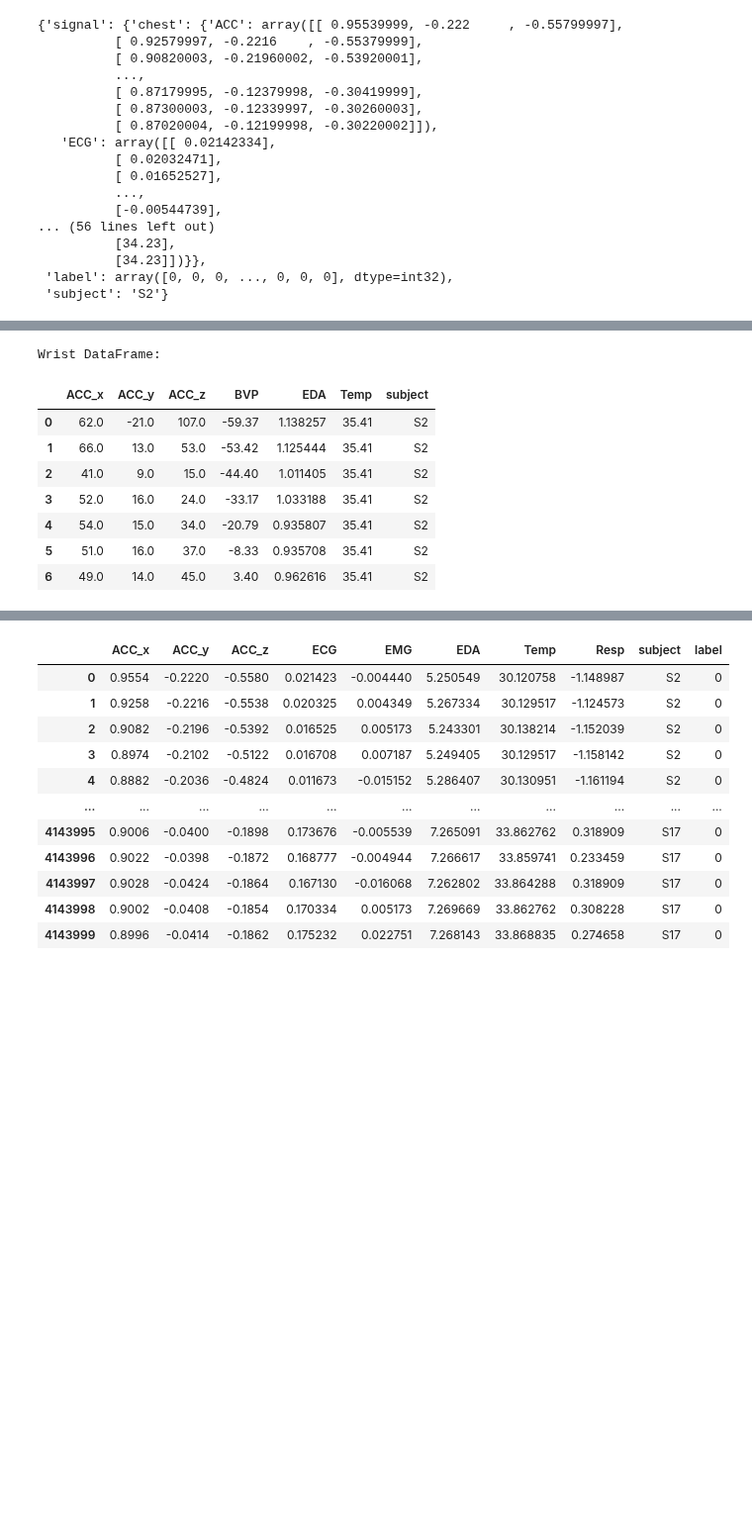
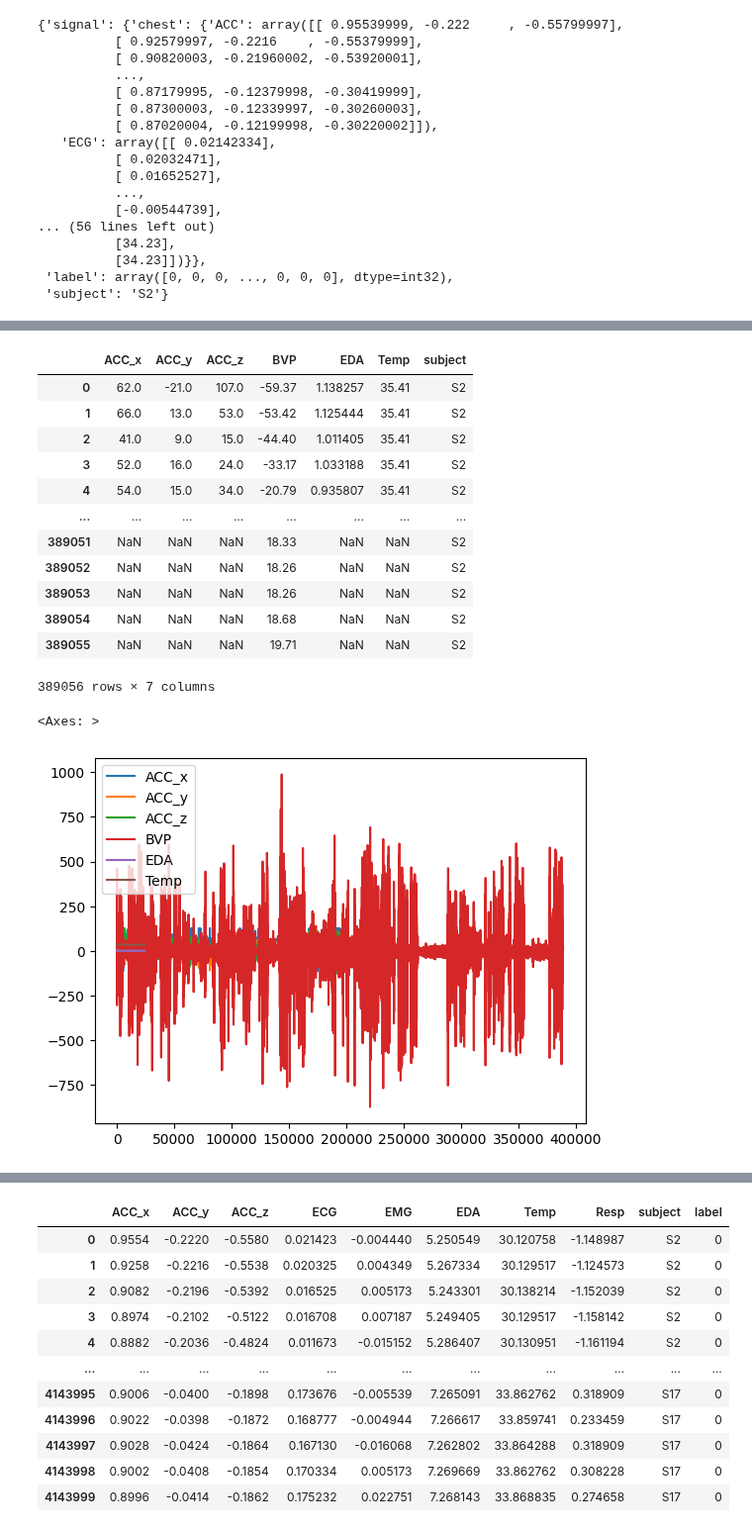
Before and after one commit to Brinkley97/applied_time_series_and_machine_learning, a Jupyter notebook: misc/play/wesad_data_discovery.ipynb, the cells around one changed output, grey strips where cells are left out. Shown at 99% size. Cells and saved outputs as stored; diff of their text form; code cells hidden in the pictures; blank space fills up the shorter version.

```diff
--- a/misc/play/wesad_data_discovery.ipynb
+++ b/misc/play/wesad_data_discovery.ipynb
@@ -122,18 +114,23 @@ def extract_wrist_signals(signal_data, subject_data):
 # %%
 wrist_df = extract_wrist_signals(signal_data, subject_data)
 # %%
-# Display DataFrames
-print("Wrist DataFrame:")
-wrist_df.head(7)
+wrist_df
 # %% [output]
+|  | ACC_x | ACC_y | ACC_z | BVP | EDA | Temp | subject |
+| 0 | 62.0 | -21.0 | 107.0 | -59.37 | 1.138257 | 35.41 | S2 |
+| 1 | 66.0 | 13.0 | 53.0 | -53.42 | 1.125444 | 35.41 | S2 |
+| 2 | 41.0 | 9.0 | 15.0 | -44.40 | 1.011405 | 35.41 | S2 |
+| 3 | 52.0 | 16.0 | 24.0 | -33.17 | 1.033188 | 35.41 | S2 |
+| 4 | 54.0 | 15.0 | 34.0 | -20.79 | 0.935807 | 35.41 | S2 |
+| ... | ... | ... | ... | ... | ... | ... | ... |
+| 389051 | NaN | NaN | NaN | 18.33 | NaN | NaN | S2 |
+| 389052 | NaN | NaN | NaN | 18.26 | NaN | NaN | S2 |
+| 389053 | NaN | NaN | NaN | 18.26 | NaN | NaN | S2 |
+| 389054 | NaN | NaN | NaN | 18.68 | NaN | NaN | S2 |
+| 389055 | NaN | NaN | NaN | 19.71 | NaN | NaN | S2 |
-Wrist DataFrame:
+389056 rows × 7 columns
-|  | ACC_x | ACC_y | ACC_z | BVP | EDA | Temp | subject |
-| 0 | 62.0 | -21.0 | 107.0 | -59.37 | 1.138257 | 35.41 | S2 |
-| 1 | 66.0 | 13.0 | 53.0 | -53.42 | 1.125444 | 35.41 | S2 |
-| 2 | 41.0 | 9.0 | 15.0 | -44.40 | 1.011405 | 35.41 | S2 |
-| 3 | 52.0 | 16.0 | 24.0 | -33.17 | 1.033188 | 35.41 | S2 |
-| 4 | 54.0 | 15.0 | 34.0 | -20.79 | 0.935807 | 35.41 | S2 |
-| 5 | 51.0 | 16.0 | 37.0 | -8.33 | 0.935708 | 35.41 | S2 |
-| 6 | 49.0 | 14.0 | 45.0 | 3.40 | 0.962616 | 35.41 | S2 |
 # %%
-# wrist_df.plot()
+wrist_df.plot()
+# %% [output]
+<Axes: >
+[figure, added]
```
Also changed, not shown: parts of 14 cells of this notebook.
